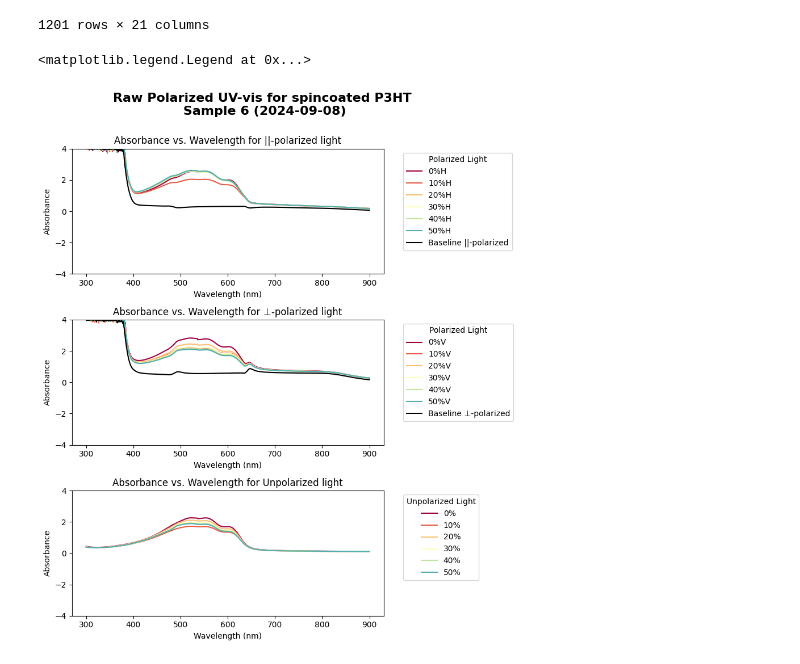
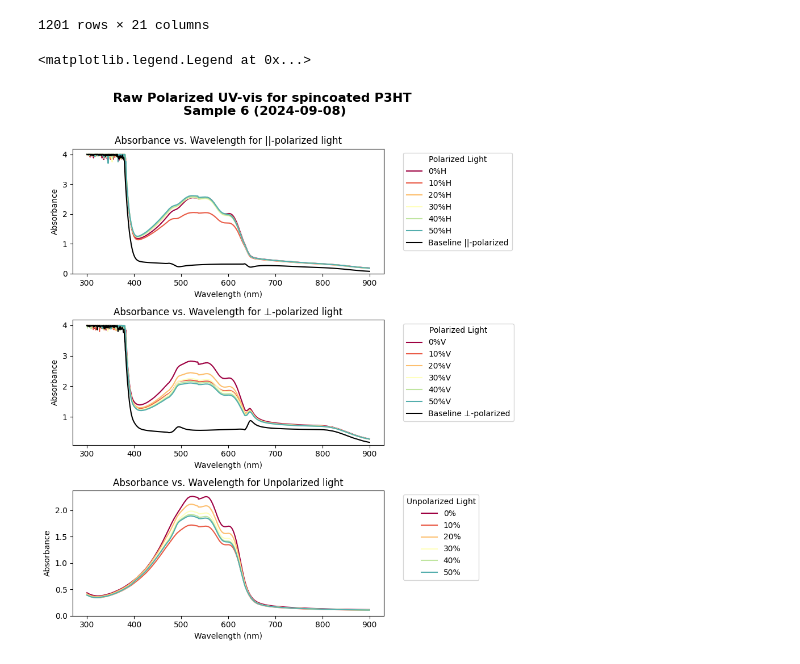
Before and after one commit to trilusa/UV-vis, a Jupyter notebook: polarized_uv-vis_plotting.ipynb, the cells around one changed output. Drawn from its saved outputs; the diff is of its cells as text; code cells hidden in the pictures.

```diff
--- a/polarized_uv-vis_plotting.ipynb
+++ b/polarized_uv-vis_plotting.ipynb
@@ -15,7 +15,7 @@ def plot_polarized_UVvis(_df, bw=None, ylim=(0,1.05),title="", plot_transmittanc
     if plot_transmittance:
         for i, column in enumerate([col for col in _df.columns if 'Wavelength' not in col]):
             print(column)
-            _df[column] = 1 - _df[column].values
+            _df[column] = AtoT(_df[column].values)
         _df
     # Generate colors for plotting
     colors = cm.Spectral([i / ((_df.shape[1] - 3)//3) for i in range((_df.shape[1] - 1)//3)])
@@ -53,6 +53,7 @@ def plot_polarized_UVvis(_df, bw=None, ylim=(0,1.05),title="", plot_transmittanc
     axs[2].legend(title='Unpolarized Light', bbox_to_anchor=(1.05, 1), loc='upper left')
 
     plt.tight_layout()
+
     return fig,axs
 
     # plt.show()
@@ -93,14 +106,14 @@ raw_df
 1201 rows × 21 columns
 # %%
 ##### plotting the raw data #####
-fig,axs = plot_polarized_UVvis(raw_df, bw=None, ylim=(-4,4),title=f'Raw Polarized UV-vis for {method_str} {material_str}\n Sample {s_num} ({date_str})\n')
+fig,axs = plot_polarized_UVvis(raw_df, bw=None, ylim=(None),title=f'Raw Polarized UV-vis for {method_str} {material_str}\n Sample {s_num} ({date_str})\n')
 axs[0].plot(raw_df['Wavelength'], raw_df['H_baseline'], label="Baseline ||-polarized", color='k')
 axs[1].plot(raw_df['Wavelength'], raw_df['V_baseline'], label="Baseline ⊥-polarized", color='k')
 axs[0].legend(title='Polarized Light', bbox_to_anchor=(1.05, 1), loc='upper left')
 axs[1].legend(title='Polarized Light', bbox_to_anchor=(1.05, 1), loc='upper left')
 # %% [output]
 <matplotlib.legend.Legend at 0x...>
-[figure, old version]
+[figure, new version]
 # %%
 # removee bad data at 10% strain for sample 6
 if file_path == 'Carlos_P3HT_9-8-24/Batch 5 Samples - Sample 6 Raw Data.csv':
```
Also changed, not shown: parts of 9 cells of this notebook, 2 other files.
